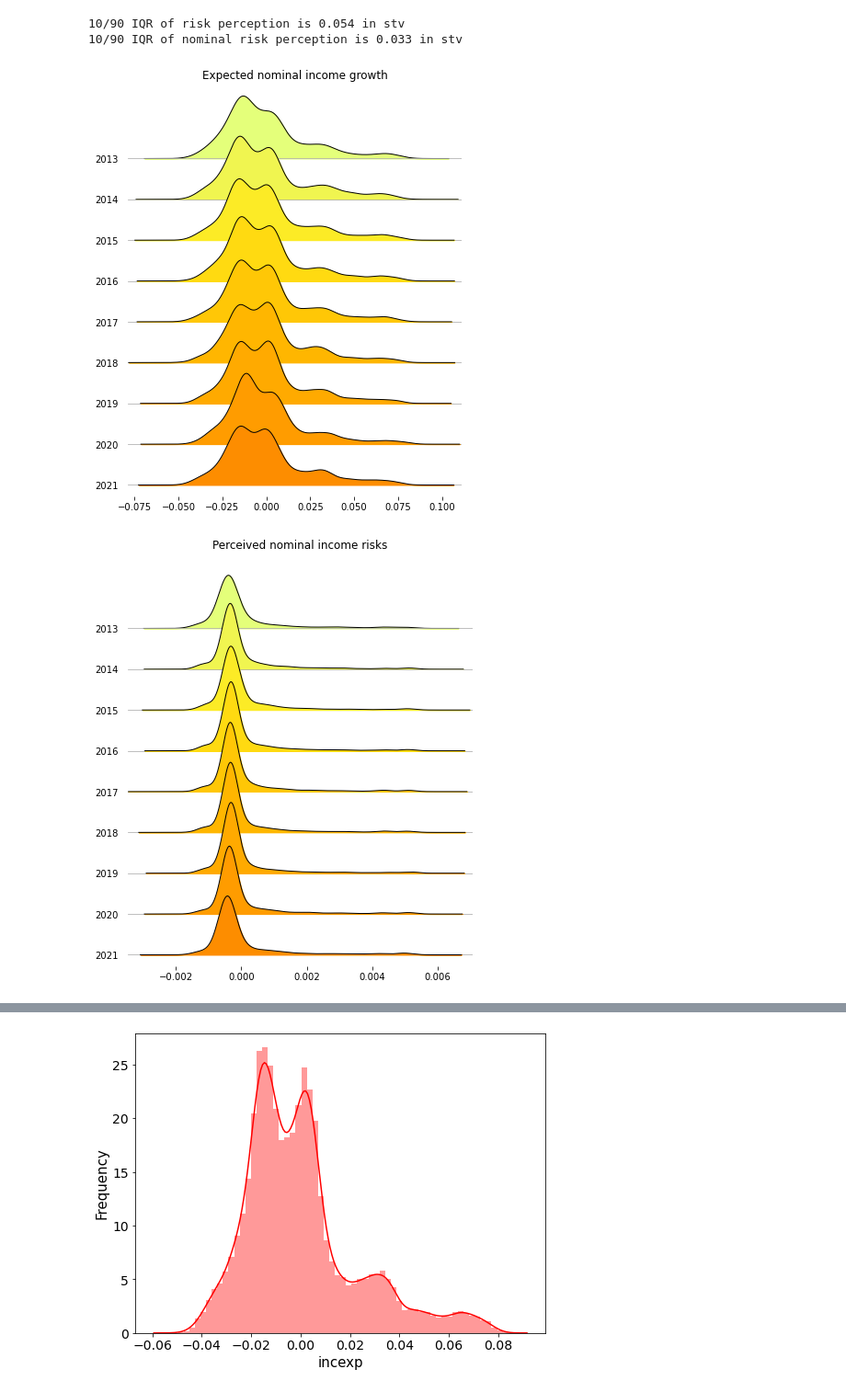
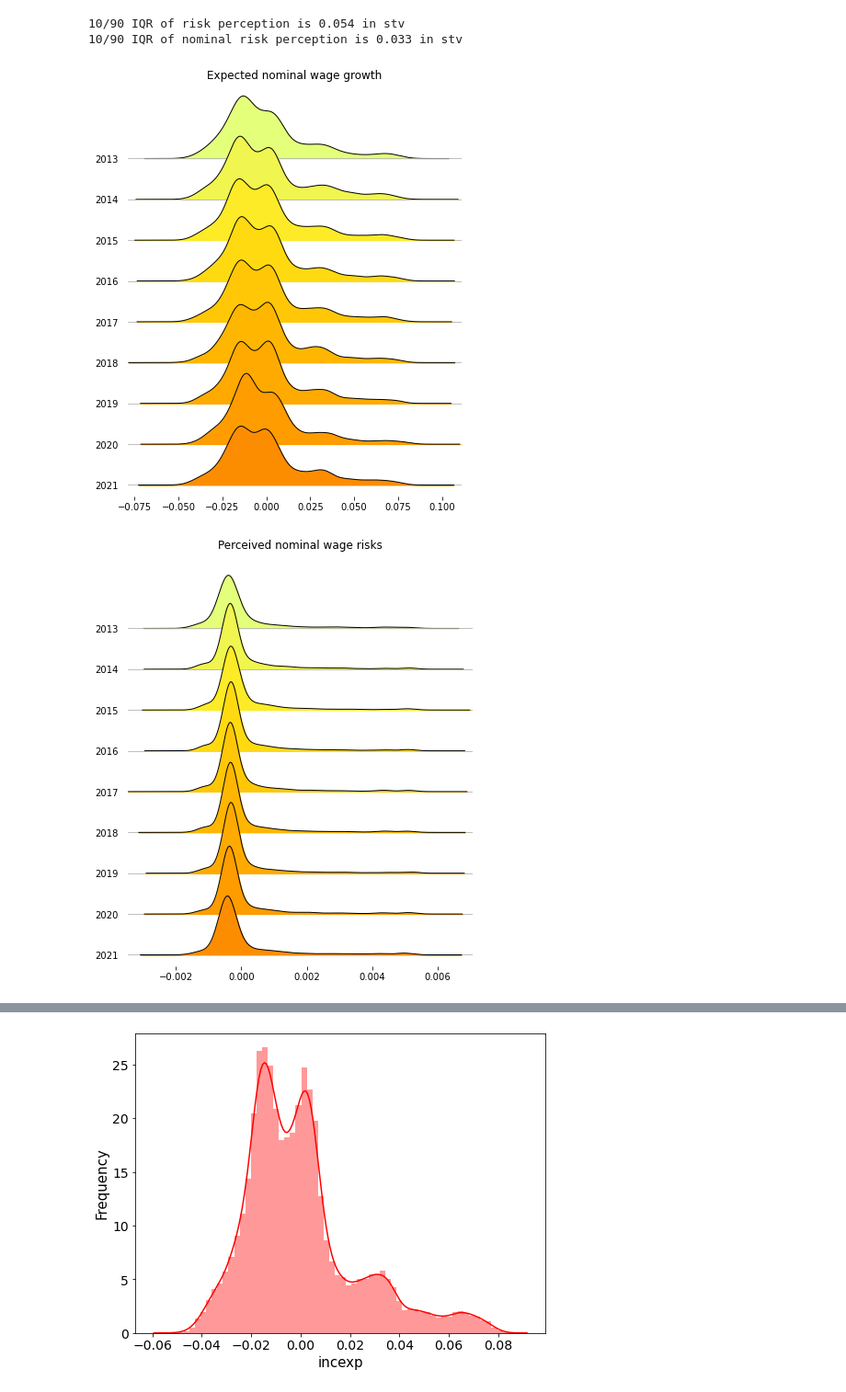
Before and after one commit to iworld1991/PIR, a Jupyter notebook: WorkingFolder/PythonCode/MicroRiskProfile.ipynb, the cells around one changed output, grey strips where cells are left out. Shown at 92% size. Saved outputs shown, nothing was run; the diff lists cells and outputs as text; code cells hidden in the pictures.

Commit message:
updated title for joy plot with correct one

```diff
--- a/WorkingFolder/PythonCode/MicroRiskProfile.ipynb
+++ b/WorkingFolder/PythonCode/MicroRiskProfile.ipynb
@@ -568,34 +568,34 @@ print("10/90 IQR of nominal risk perception is "
 # %%
 import joypy
 from matplotlib import cm
 
 labels=[y for y in list(SCEM.year.unique())]
 
-labels_list = ['Expected nominal income growth',
-            'Perceived nominal income risks',
-            'Perceived nominal income IQR',
-            'Perceived real income risks',
-            'Perceived nominal income risks (std)',
-            'Perceived real income risks (std)',
-            'Perceived nominal income risks']
+labels_list = ['Expected nominal wage growth',
+            'Perceived nominal wage risks',
+            'Perceived nominal wage IQR',
+            'Expected real wage growth',
+            'Perceived nominal wage risks (std)',
+            'Perceived real wage risks (std)',
+            'Perceived nominal wage risks']
 
 
 for mom_id,mom in enumerate(mom_list):
 
     fig, axes = joypy.joyplot(SCEM,
                               by="year",
                               column= mom+'_rd',
                               labels=labels,
                               kind="kde",
                               range_style='own',
                               grid="y",
                               linewidth=1,
                               legend=False,
                               figsize=(6,7),
                               title=labels_list[mom_id],
                               colormap=cm.Wistia
                              )
     plt.savefig('../Graphs/ind/joy_'+str(mom)+'.jpg')
 # %% [output]
-[figure, old version]
+[figure, new version]
-[figure, old version]
+[figure, new version]
```
Also changed, not shown: parts of 4 cells of this notebook, 1 other file.
